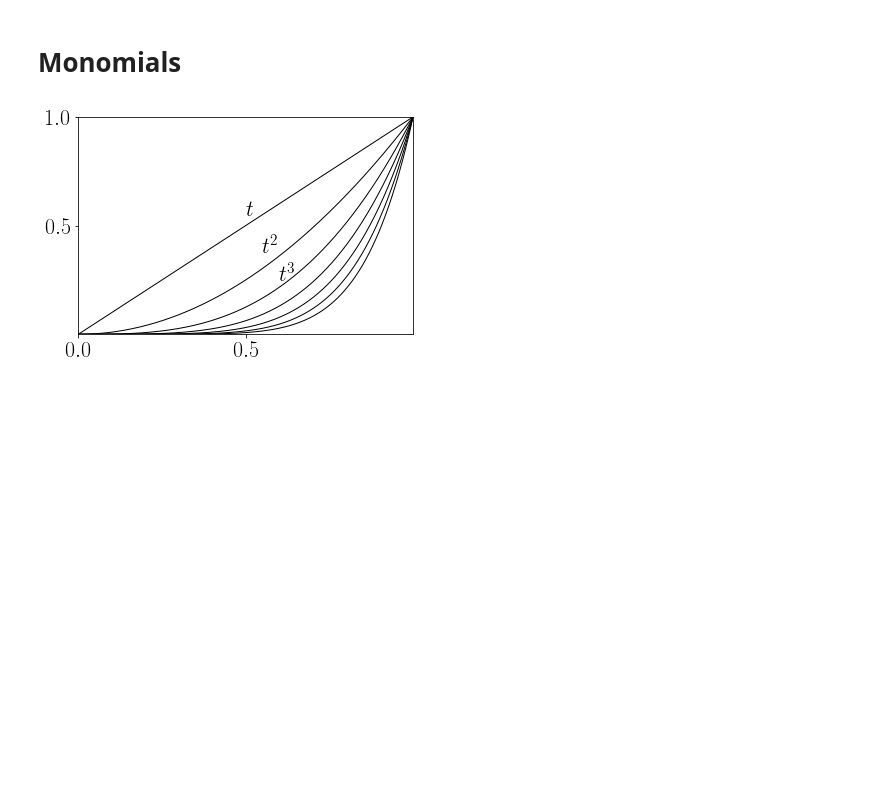
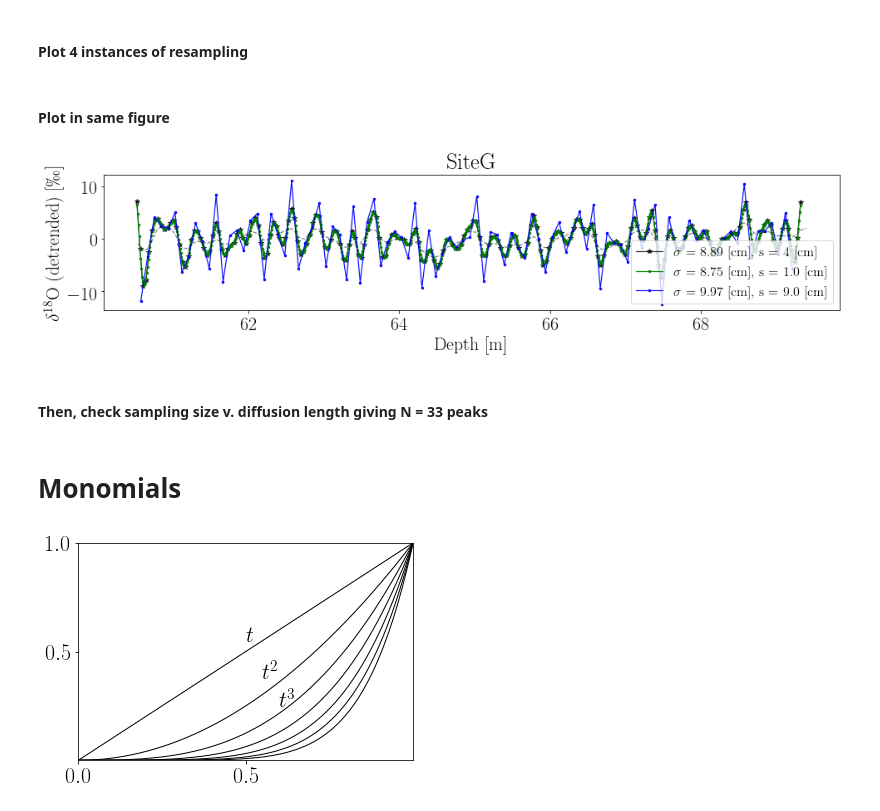
Before and after one commit to TheaQG/AWI_Bcores_Analysis, a Jupyter notebook: Code_For_Figures/Figures5_ComputationalMethods.ipynb, the cells around one changed output. Cells and saved outputs as stored; diff of their text form; code cells hidden in the pictures; blank space fills up the shorter version.

```diff
--- a/Code_For_Figures/Figures5_ComputationalMethods.ipynb
+++ b/Code_For_Figures/Figures5_ComputationalMethods.ipynb
@@ -145,0 +275,8 @@ array([0.044, 0.043, 0.044, 0.043, 0.044, 0.044, 0.043, 0.044, 0.043,
+# %%
+for i in range(len(delta_arr)):
+    print('\n')
+    depth1, data, diffLen, peaks, arr_DiffLens, arr_Npeaks, arr_depth, arr_data = inst.backDiffused(theoDiffLen=True,print_Npeaks=False, diffLenStart_In=0.005, diffLenEnd_In=0.15, interpAfterDecon=True, newDelta=delta_arr[i])
+    depths.append(depth1)
+    datas.append(data)
+    peakss.append(peaks)
+    diffLens.append(diffLen)
@@ -145,0 +301,44 @@ array([0.044, 0.043, 0.044, 0.043, 0.044, 0.044, 0.043, 0.044, 0.043,
+# %% [markdown]
+#### Plot 4 instances of resampling
+# %%
+fig, ax = plt.subplots(len(delta_arr),1,figsize=(15,14),sharex=True)
+colors = ['teal','teal','teal']
+for i in range(len(delta_arr)):#,len(delta_arr)):
+    #ax[i].plot(depthOG,dataOG, '-', marker='', label=f'$\sigma$ = {diffLenOG*100:.2f} [cm], s = 4 [cm]', lw=1.2, color='k',alpha=0.8)
+
+    depth = depths[i]
+    data = datas[i]
+    ax[i].plot(depth,data, '-', marker='.', label=f'$\sigma$ = {diffLens[i]*100:.2f} [cm], s = {delta_arr[i]*100} [cm]', lw=1.2, color=colors[i], alpha=0.95, ms=5)
+    ax[i].set(xlim=(min(depth),max(depth)), ylabel='$\delta^{18}$O (detrended) [\permil]')
+    ax[i].plot(depth[peakss[i]],data[peakss[i]],'.', color='maroon', ms=10, label=f'Peaks, N = {len(peakss[i])}')
+
+    ax[i].legend(fontsize=16)
+    ax[i].plot(data_d18O_LT['depth'], data_d18O_LT['d18O']- np.mean(data_d18O_LT['d18O']),ls='--',label=f'Data, s = 4 [cm]', color='k', lw=1.2, alpha=0.8)
+ax[-1].set(xlabel='Depth [m]')
+fig.tight_layout()
+
+
+if saveFigs:
+    fig.savefig('../../WrittenWork/Figures/'+site+'_InterpAF_4samplings.png', bbox_inches='tight')
+# %% [markdown]
+#### Plot in same figure
+# %%
+
+fig, ax = plt.subplots(figsize=(14,4))
+colors = ['green','darkgreen','blue']
+ax.plot(depthOG,dataOG, '-', marker='*', label=f'$\sigma$ = {diffLenOG*100:.2f} [cm], s = 4 [cm]', lw=1.2, color='k',alpha=0.8)
+for i in [0,2]:#,len(delta_arr)):
+    depth = depths[i]
+    data = datas[i]
+    ax.plot(depth,data, '-', marker='.', label=f'$\sigma$ = {diffLens[i]*100:.2f} [cm], s = {delta_arr[i]*100} [cm]', lw=1.2, color=colors[i], alpha=0.95, ms=5)
+    #ax.plot(depth[peakss[i]],data[peakss[i]],'.', color='maroon', ms=10, label=f'Peaks, N = {len(peakss[i])}')
+ax.set(title=site, xlabel='Depth [m]', ylabel='$\delta^{18}$O (detrended) [\permil]')
+ax.legend(fontsize=16)
+ax.plot(data_d18O_LT['depth'], data_d18O_LT['d18O']- np.mean(data_d18O_LT['d18O']),ls='--',label=f'Data, s = 4 [cm]', color='k', lw=1.2, alpha=0.5)
+
+fig.tight_layout()
+#fig.savefig('../WrittenWork/Figures/'+site+'ResampledAFDecon1And9cm.jpg', bbox_inches='tight')
+# %% [output]
+[figure, added]
+# %% [markdown]
+#### Then, check sampling size v. diffusion length giving N = 33 peaks
```
Also changed, not shown: parts of 35 cells of this notebook, 2 other files.
